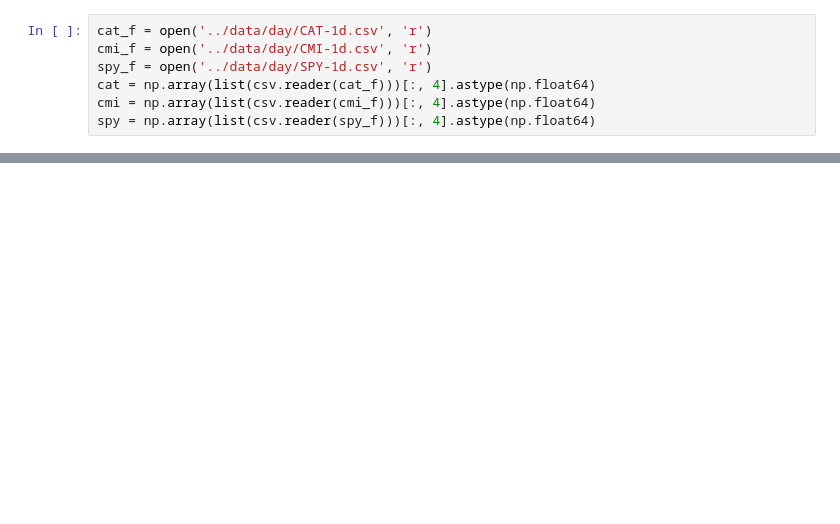
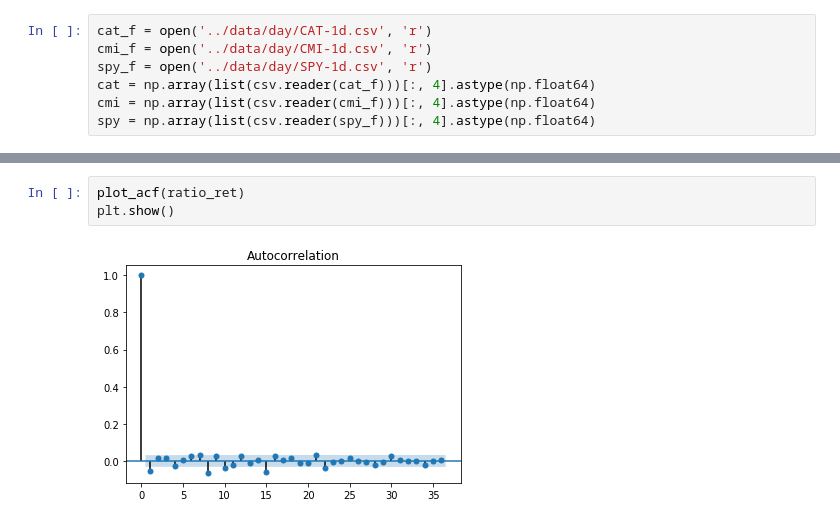
Before and after one commit to alangshur/temporal-convnet-trader, a Jupyter notebook: exp/pair.ipynb, the cells around one changed output, grey strips where cells are left out. Saved outputs shown, nothing was run; the diff lists cells and outputs as text; blank space fills up the shorter version.

```diff
--- a/exp/pair.ipynb
+++ b/exp/pair.ipynb
@@ -29,0 +62,5 @@ plt.show()
+# %%
+plot_acf(ratio_ret)
+plt.show()
+# %% [output]
+[figure, added]
```
Also changed, not shown: parts of 8 cells of this notebook.
